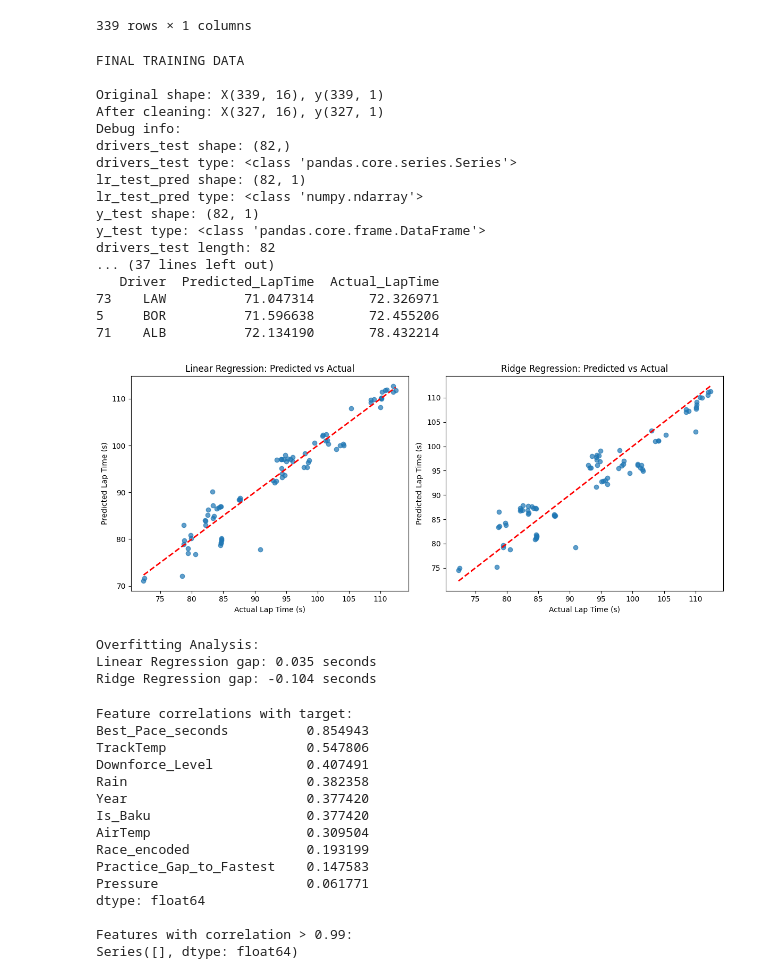
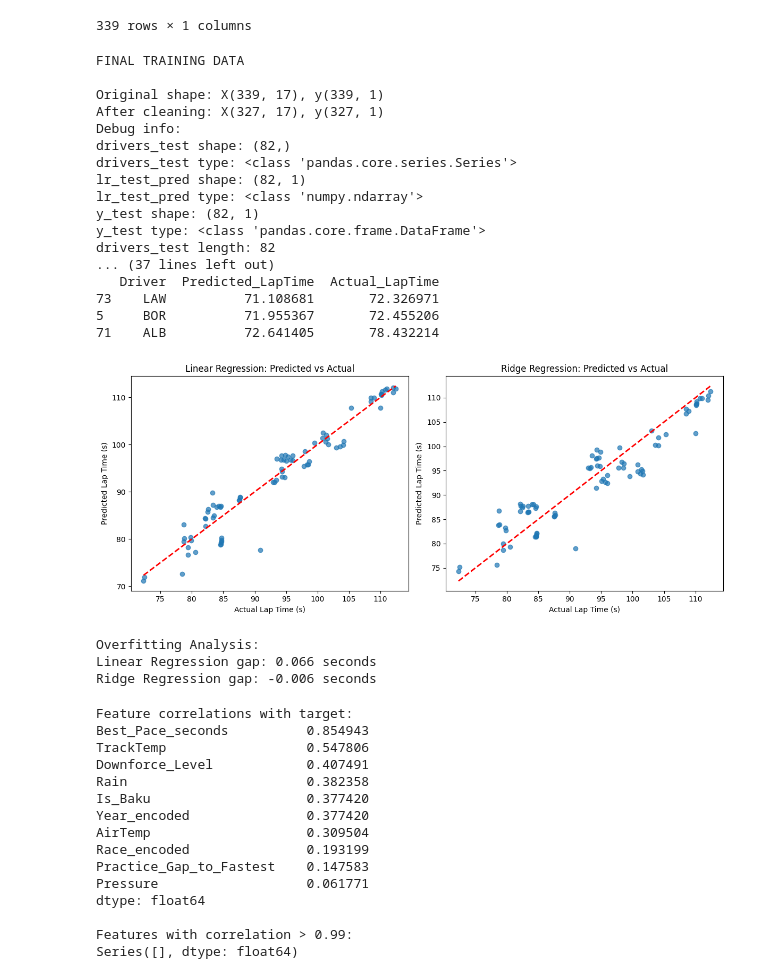
Before and after one commit to crystalcheong/formula-uno, a Jupyter notebook: prediction_notebooks/baku_prediction.ipynb, the cells around one changed output. Saved outputs shown, nothing was run; the diff lists cells and outputs as text; code cells hidden in the pictures.

Commit message:
Update Baku Predictions

```diff
--- a/prediction_notebooks/baku_prediction.ipynb
+++ b/prediction_notebooks/baku_prediction.ipynb
@@ -38,7 +38,7 @@ def get_weather_data(year,race,session):
     weather_data["AirTemp"]=weather_df["AirTemp"].mean() # Average Air Temp in degrees Celsius
     weather_data["Humidity"]=weather_df["Humidity"].mean() # Average Humidity in %
     weather_data["Pressure"]=weather_df["Pressure"].mean() # Average Air pressure in mbar
-    weather_data["Rain"]=weather_df["Rainfall"].any() # Check if there was any rainfall
+    weather_data["Rain"]=int(weather_df["Rainfall"].any()) # Check if there was any rainfall
     weather_data["WindSpeed"]=weather_df["WindSpeed"].mean() # Average Wind Speed in m/s
     weather_data["TrackTemp"]=weather_df["TrackTemp"].mean() # Average Track Temperature
 
@@ -418,22 +418,32 @@ drivers = train_df['Driver'].copy()
 # Encode categoricals
 le_team = LabelEncoder()
 le_race = LabelEncoder()
-# le_driver = LabelEncoder()
+le_year=LabelEncoder()
+le_driver = LabelEncoder()
 
 train_df['TeamId_encoded'] = le_team.fit_transform(train_df['TeamId'])
 train_df['Race_encoded'] = le_race.fit_transform(train_df['Race'])
-# train_df['Driver_encoded'] = le_driver.fit_transform(train_df['Driver'])
+train_df['Year_encoded'] = le_year.fit_transform(train_df['Year'])
+train_df['Driver_encoded'] = le_driver.fit_transform(train_df['Driver'])
 
-X_init = train_df.drop(columns=['Driver', 'TeamId', 'Race', 'TotalSectorTime (s)'])
+X_init = train_df.drop(columns=['Driver', 'TeamId', 'Race', 'TotalSectorTime (s)','Year'])
 X_init = X_init.fillna(0)
 
-# Fit min-max scaler on training data
-norm = MinMaxScaler().fit(X_init)
+# Define categorical columns that should NOT be normalized
+categorical_columns = ['Year_encoded','Driver_encoded', 'Is_Baku', 'Downforce_Level', 'TeamId_encoded', 'Race_encoded','Rain']
 
-# Transform the training data
-X = norm.transform(X_init)
+# Identify columns to normalize
+continuous_columns = [col for col in X_init.columns if col not in categorical_columns]
+
+# Fit min-max scaler only on continuous columns
+norm = MinMaxScaler().fit(X_init[continuous_columns])
+
+# Create normalized dataset
+X_normalized = X_init.copy()
+X_normalized[continuous_columns] = norm.transform(X_init[continuous_columns])
+
 print("FINAL TRAINING DATA\n")
-X
+X = X_normalized
 
 X = pd.DataFrame(X, columns=X_init.columns)
 
@@ -534,42 +544,42 @@ plt.title('Linear Regression: Predicted vs Actual')
 plt.subplot(1, 2, 2)
 plt.scatter(y_test, ridge_test_pred, alpha=0.7)
 plt.plot([y_test.min(), y_test.max()], [y_test.min(), y_test.max()], 'r--', lw=2)
 plt.xlabel('Actual Lap Time (s)')
 plt.ylabel('Predicted Lap Time (s)')
 plt.title('Ridge Regression: Predicted vs Actual')
 
 plt.tight_layout()
 plt.show()
 
 # Check overfitting
 overfitting_gap_lr = mean_absolute_error(y_test, lr_test_pred) - mean_absolute_error(y_train, lr_train_pred)
 overfitting_gap_ridge = mean_absolute_error(y_test, ridge_test_pred) - mean_absolute_error(y_train, ridge_train_pred)
 
 print(f"\nOverfitting Analysis:")
 print(f"Linear Regression gap: {overfitting_gap_lr:.3f} seconds")
 print(f"Ridge Regression gap: {overfitting_gap_ridge:.3f} seconds")
 # %% [output]
 FINAL TRAINING DATA
 
-Original shape: X(339, 16), y(339, 1)
-After cleaning: X(327, 16), y(327, 1)
+Original shape: X(339, 17), y(339, 1)
+After cleaning: X(327, 17), y(327, 1)
 Debug info:
 drivers_test shape: (82,)
 drivers_test type: <class 'pandas.core.series.Series'>
 lr_test_pred shape: (82, 1)
 lr_test_pred type: <class 'numpy.ndarray'>
 y_test shape: (82, 1)
 y_test type: <class 'pandas.core.frame.DataFrame'>
 drivers_test length: 82
 ... (37 lines left out)
    Driver  Predicted_LapTime  Actual_LapTime
-73    LAW          71.047314       72.326971
-5     BOR          71.596638       72.455206
-71    ALB          72.134190       78.432214
+73    LAW          71.108681       72.326971
+5     BOR          71.955367       72.455206
+71    ALB          72.641405       78.432214
-[figure, old version]
+[figure, new version]
 Overfitting Analysis:
-Linear Regression gap: 0.035 seconds
-Ridge Regression gap: -0.104 seconds
+Linear Regression gap: 0.066 seconds
+Ridge Regression gap: -0.006 seconds
 # %%
 # Check correlation between features and target
 correlations = X_clean.corrwith(y_clean.squeeze()).abs().sort_values(ascending=False)
@@ -586,8 +596,8 @@ Best_Pace_seconds          0.854943
 TrackTemp                  0.547806
 Downforce_Level            0.407491
 Rain                       0.382358
-Year                       0.377420
 Is_Baku                    0.377420
+Year_encoded               0.377420
 AirTemp                    0.309504
 Race_encoded               0.193199
 Practice_Gap_to_Fastest    0.147583
```
Also changed, not shown: parts of 15 cells of this notebook, 2 other files.
